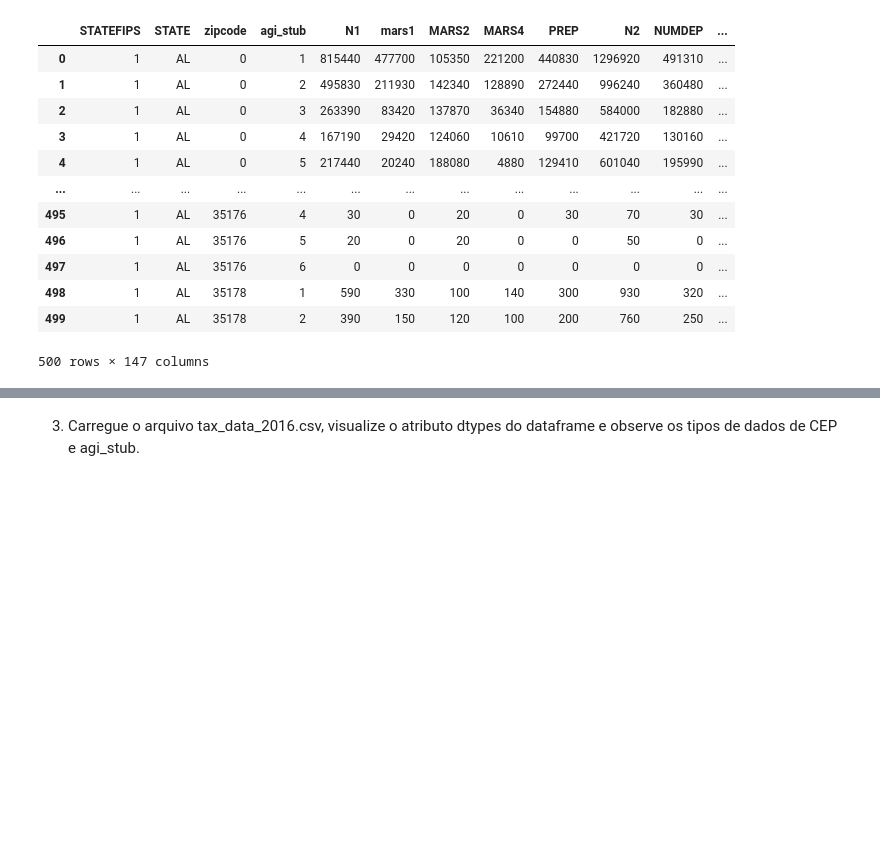
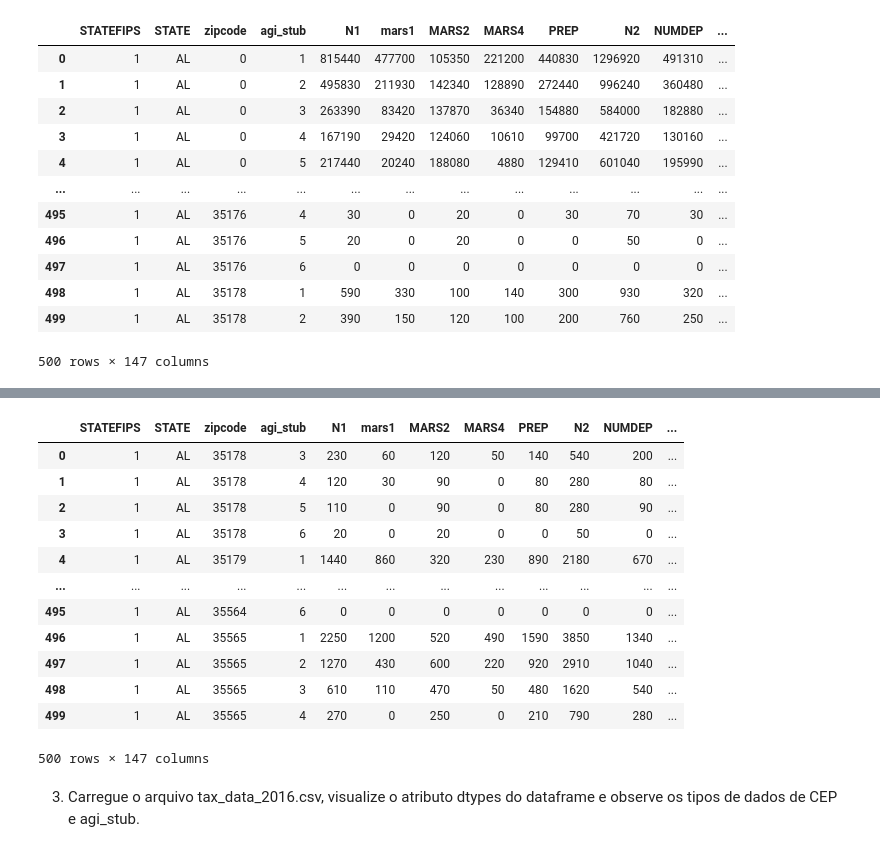
Before and after one commit to iagofrei/bootcamp-analytics, a Jupyter notebook: Atividade 01.ipynb, the cells around one changed output, grey strips where cells are left out. Drawn from its saved outputs; the diff is of its cells as text; code cells hidden in the pictures; blank space fills up the shorter version.

```diff
--- a/Atividade 01.ipynb
+++ b/Atividade 01.ipynb
@@ -97,3 +96,6 @@ primeiras500
 | 498 | 1 | AL | 35178 | 1 | 590 | 330 | 100 | 140 | 300 | 930 | 320 | ... |
 | 499 | 1 | AL | 35178 | 2 | 390 | 150 | 120 | 100 | 200 | 760 | 250 | ... |
 500 rows × 147 columns
+# %%
+nomes_das_colinas = list(primeiras500)
+nomes_das_colinas
@@ -100,2 +120,19 @@ primeiras500
+# %%
+proximas500 = pd.read_csv(path_us_data, nrows=500, skiprows=501, header=None, names=nomes_das_colinas)
+proximas500
+# %% [output]
+|  | STATEFIPS | STATE | zipcode | agi_stub | N1 | mars1 | MARS2 | MARS4 | PREP | N2 | NUMDEP | ... |
+| 0 | 1 | AL | 35178 | 3 | 230 | 60 | 120 | 50 | 140 | 540 | 200 | ... |
+| 1 | 1 | AL | 35178 | 4 | 120 | 30 | 90 | 0 | 80 | 280 | 80 | ... |
+| 2 | 1 | AL | 35178 | 5 | 110 | 0 | 90 | 0 | 80 | 280 | 90 | ... |
+| 3 | 1 | AL | 35178 | 6 | 20 | 0 | 20 | 0 | 0 | 50 | 0 | ... |
+| 4 | 1 | AL | 35179 | 1 | 1440 | 860 | 320 | 230 | 890 | 2180 | 670 | ... |
+| ... | ... | ... | ... | ... | ... | ... | ... | ... | ... | ... | ... | ... |
+| 495 | 1 | AL | 35564 | 6 | 0 | 0 | 0 | 0 | 0 | 0 | 0 | ... |
+| 496 | 1 | AL | 35565 | 1 | 2250 | 1200 | 520 | 490 | 1590 | 3850 | 1340 | ... |
+| 497 | 1 | AL | 35565 | 2 | 1270 | 430 | 600 | 220 | 920 | 2910 | 1040 | ... |
+| 498 | 1 | AL | 35565 | 3 | 610 | 110 | 470 | 50 | 480 | 1620 | 540 | ... |
+| 499 | 1 | AL | 35565 | 4 | 270 | 0 | 250 | 0 | 210 | 790 | 280 | ... |
+500 rows × 147 columns
 # %% [markdown]
 3. Carregue o arquivo tax_data_2016.csv, visualize o atributo dtypes do dataframe e observe os tipos de dados de CEP e agi_stub.
```
Also changed, not shown: parts of 20 cells of this notebook.
